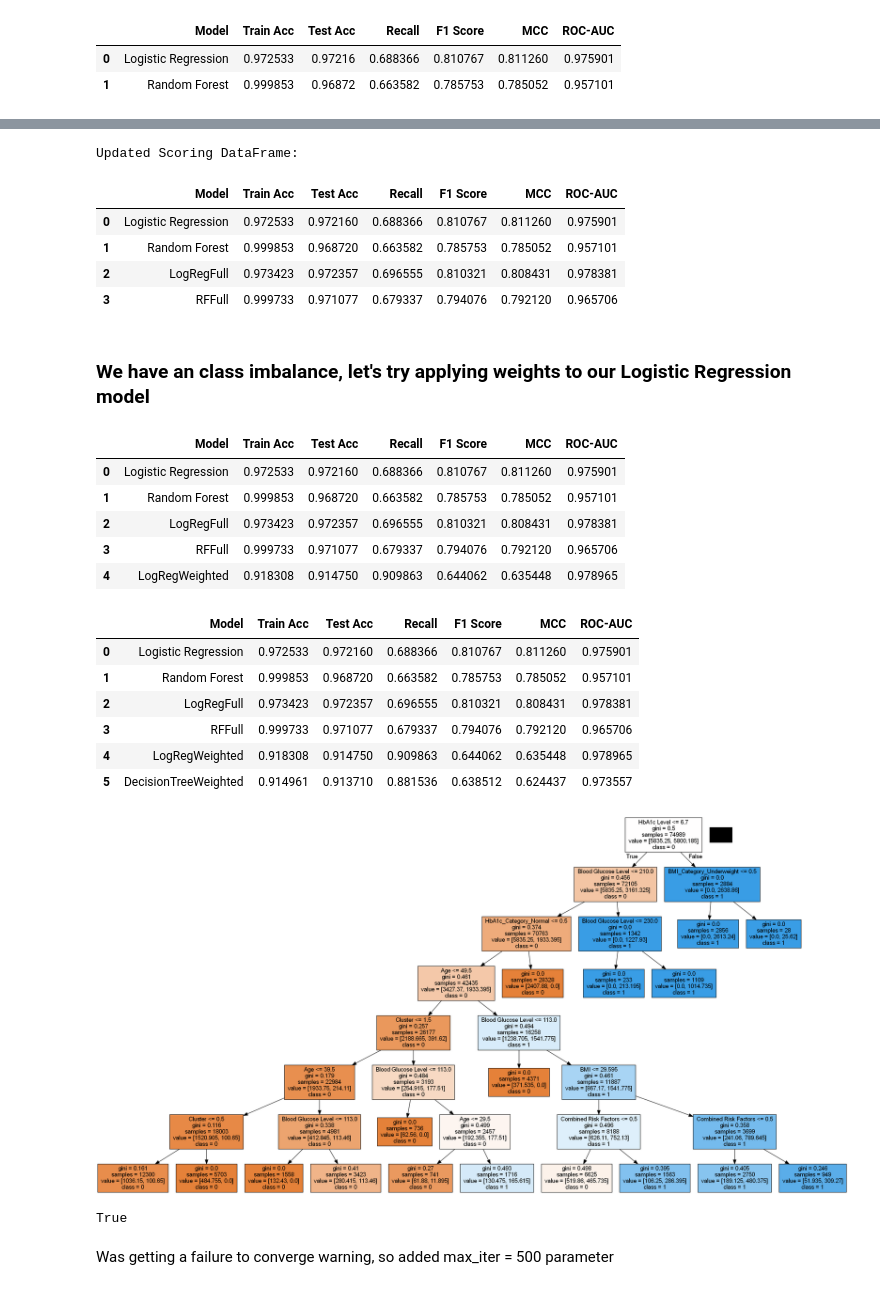
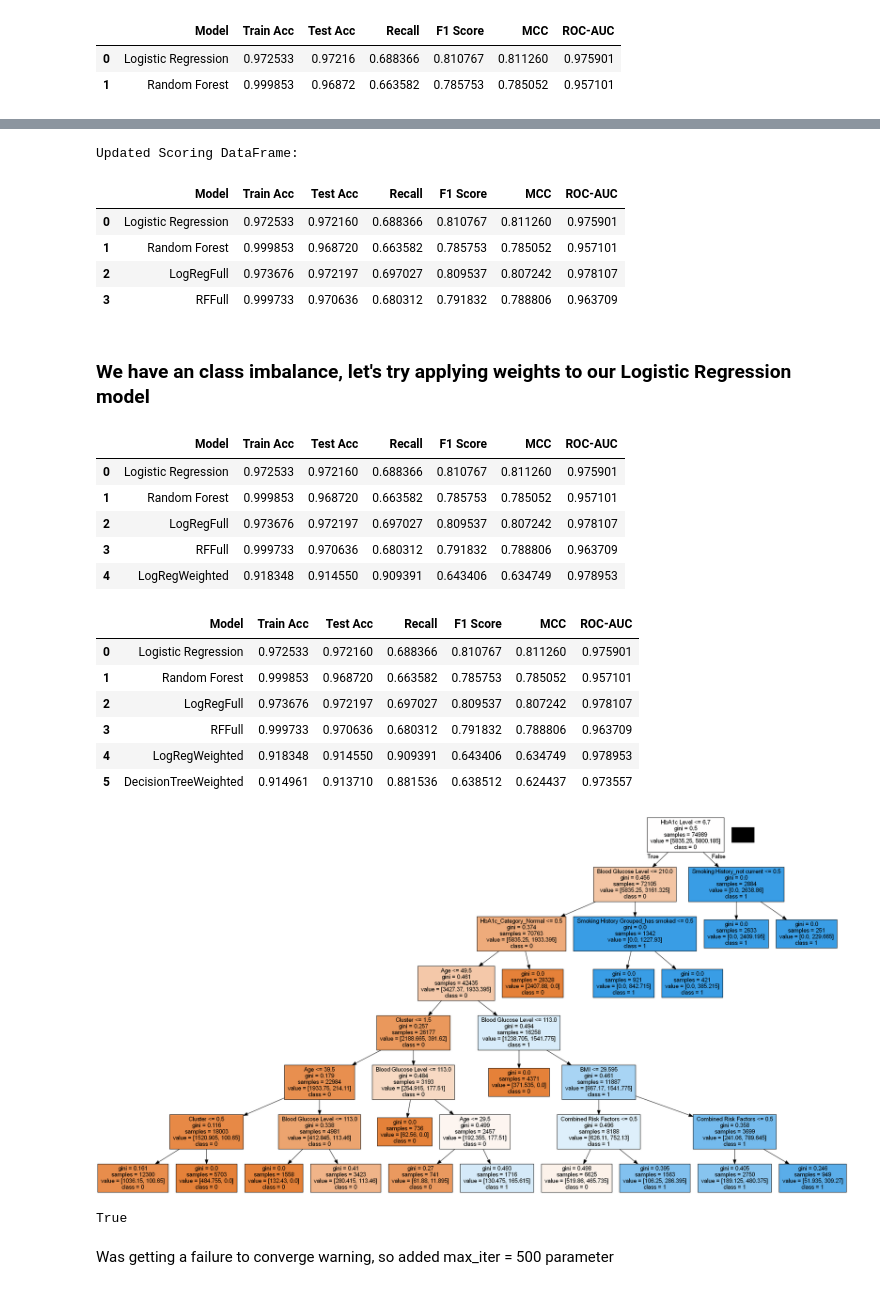
Before and after one commit to piiop/group-project-2, a Jupyter notebook: model testing.ipynb, the cells around one changed output, grey strips where cells are left out. Drawn from its saved outputs; the diff is of its cells as text; code cells hidden in the pictures.

```diff
--- a/model testing.ipynb
+++ b/model testing.ipynb
@@ -200,7 +200,7 @@ y = df['Diabetes']
 X_train, X_test, y_train, y_test = train_test_split(X, y, random_state=27)
 
 # Define the columns to encode
-columns_to_encode = ['Gender', 'Smoking History', 'BMI_Category', 'Blood_Glucose_Category', 'HbA1c_Category']
+columns_to_encode = ['Gender', 'Smoking History', 'BMI_Category', 'Blood_Glucose_Category', 'HbA1c_Category', 'Smoking History Grouped']
 
 # Create the ColumnTransformer
 ct = ColumnTransformer([
@@ -256,8 +256,8 @@ Updated Scoring DataFrame:
 |  | Model | Train Acc | Test Acc | Recall | F1 Score | MCC | ROC-AUC |
 | 0 | Logistic Regression | 0.972533 | 0.972160 | 0.688366 | 0.810767 | 0.811260 | 0.975901 |
 | 1 | Random Forest | 0.999853 | 0.968720 | 0.663582 | 0.785753 | 0.785052 | 0.957101 |
-| 2 | LogRegFull | 0.973423 | 0.972357 | 0.696555 | 0.810321 | 0.808431 | 0.978381 |
-| 3 | RFFull | 0.999733 | 0.971077 | 0.679337 | 0.794076 | 0.792120 | 0.965706 |
+| 2 | LogRegFull | 0.973676 | 0.972197 | 0.697027 | 0.809537 | 0.807242 | 0.978107 |
+| 3 | RFFull | 0.999733 | 0.970636 | 0.680312 | 0.791832 | 0.788806 | 0.963709 |
 # %% [markdown]
 ### We have an class imbalance, let's try applying weights to our Logistic Regression model
 # %%
@@ -321,9 +321,9 @@ display(scoring_df)
 |  | Model | Train Acc | Test Acc | Recall | F1 Score | MCC | ROC-AUC |
 | 0 | Logistic Regression | 0.972533 | 0.972160 | 0.688366 | 0.810767 | 0.811260 | 0.975901 |
 | 1 | Random Forest | 0.999853 | 0.968720 | 0.663582 | 0.785753 | 0.785052 | 0.957101 |
-| 2 | LogRegFull | 0.973423 | 0.972357 | 0.696555 | 0.810321 | 0.808431 | 0.978381 |
-| 3 | RFFull | 0.999733 | 0.971077 | 0.679337 | 0.794076 | 0.792120 | 0.965706 |
-| 4 | LogRegWeighted | 0.918308 | 0.914750 | 0.909863 | 0.644062 | 0.635448 | 0.978965 |
+| 2 | LogRegFull | 0.973676 | 0.972197 | 0.697027 | 0.809537 | 0.807242 | 0.978107 |
+| 3 | RFFull | 0.999733 | 0.970636 | 0.680312 | 0.791832 | 0.788806 | 0.963709 |
+| 4 | LogRegWeighted | 0.918348 | 0.914550 | 0.909391 | 0.643406 | 0.634749 | 0.978953 |
 # %%
 # Decision Tree with graphviz
 # Prepare the data
@@ -331,7 +331,7 @@ y = df['Diabetes']
 X = df.drop(columns=['Year', 'Location', 'Diabetes'])
 
 # Identify categorical columns for one-hot encoding
-categorical_columns = ['Gender', 'Smoking History', 'BMI_Category', 'Blood_Glucose_Category', 'HbA1c_Category']
+categorical_columns = ['Gender', 'Smoking History', 'BMI_Category', 'Blood_Glucose_Category', 'HbA1c_Category','Smoking History Grouped']
 
 # Create the preprocessor
 preprocessor = ColumnTransformer(
@@ -388,37 +388,37 @@ model_scores = {
 
 # Convert the dictionary to a DataFrame
 model_df = pd.DataFrame(model_scores)
 
 # Concatenate this DataFrame with your existing scoring_df
 scoring_df = pd.concat([scoring_df, model_df], ignore_index=True)
 
 # Display the updated scoring DataFrame
 display(scoring_df)
 
 # Graph the Decision Tree
 dot_data = export_graphviz(
     tree_model, out_file=None, feature_names=feature_names, class_names=["0", "1"],
     filled=True
 )
 
 # Draw graph
 graph = pydotplus.graph_from_dot_data(dot_data)
 
 # Show graph
 display(Image(graph.create_png()))
 
 # Save the tree as PDF
 file_path = "decision_tree_weighted.pdf"
 graph.write_pdf(file_path)
 # %% [output]
 |  | Model | Train Acc | Test Acc | Recall | F1 Score | MCC | ROC-AUC |
 | 0 | Logistic Regression | 0.972533 | 0.972160 | 0.688366 | 0.810767 | 0.811260 | 0.975901 |
 | 1 | Random Forest | 0.999853 | 0.968720 | 0.663582 | 0.785753 | 0.785052 | 0.957101 |
-| 2 | LogRegFull | 0.973423 | 0.972357 | 0.696555 | 0.810321 | 0.808431 | 0.978381 |
-| 3 | RFFull | 0.999733 | 0.971077 | 0.679337 | 0.794076 | 0.792120 | 0.965706 |
-| 4 | LogRegWeighted | 0.918308 | 0.914750 | 0.909863 | 0.644062 | 0.635448 | 0.978965 |
+| 2 | LogRegFull | 0.973676 | 0.972197 | 0.697027 | 0.809537 | 0.807242 | 0.978107 |
+| 3 | RFFull | 0.999733 | 0.970636 | 0.680312 | 0.791832 | 0.788806 | 0.963709 |
+| 4 | LogRegWeighted | 0.918348 | 0.914550 | 0.909391 | 0.643406 | 0.634749 | 0.978953 |
 | 5 | DecisionTreeWeighted | 0.914961 | 0.913710 | 0.881536 | 0.638512 | 0.624437 | 0.973557 |
-[figure, old version]
+[figure, new version]
 True
 # %% [markdown]
 Was getting a failure to converge warning, so added max_iter = 500 parameter
```
Also changed, not shown: parts of 36 cells of this notebook, 7 other files.
